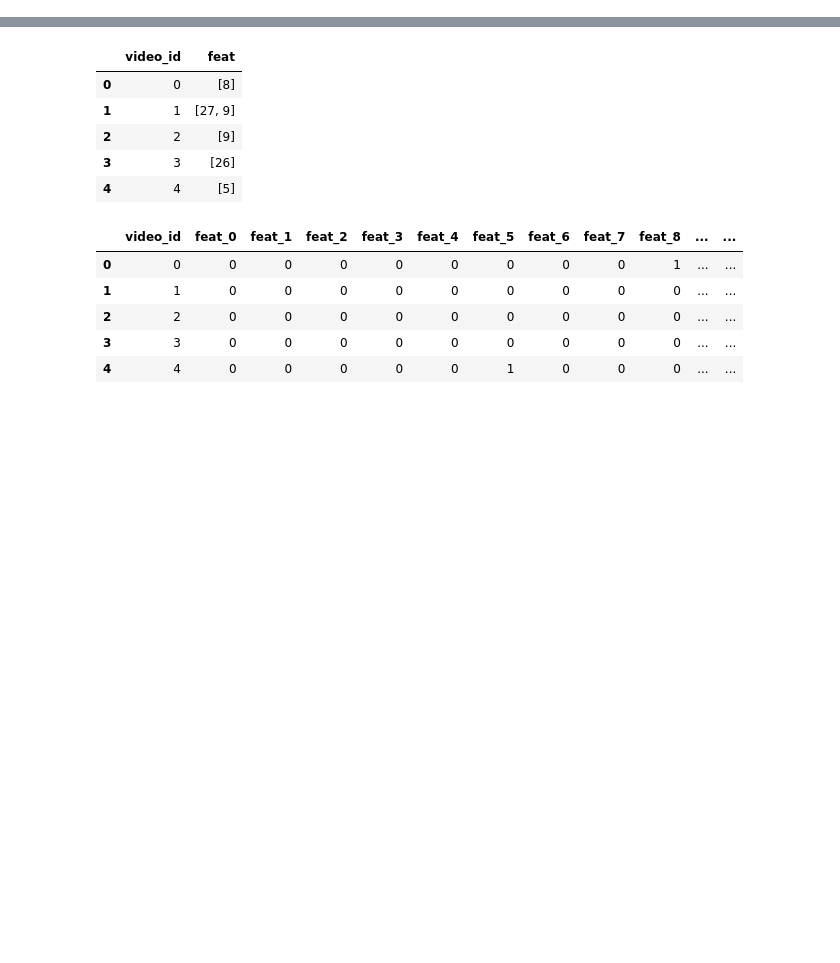
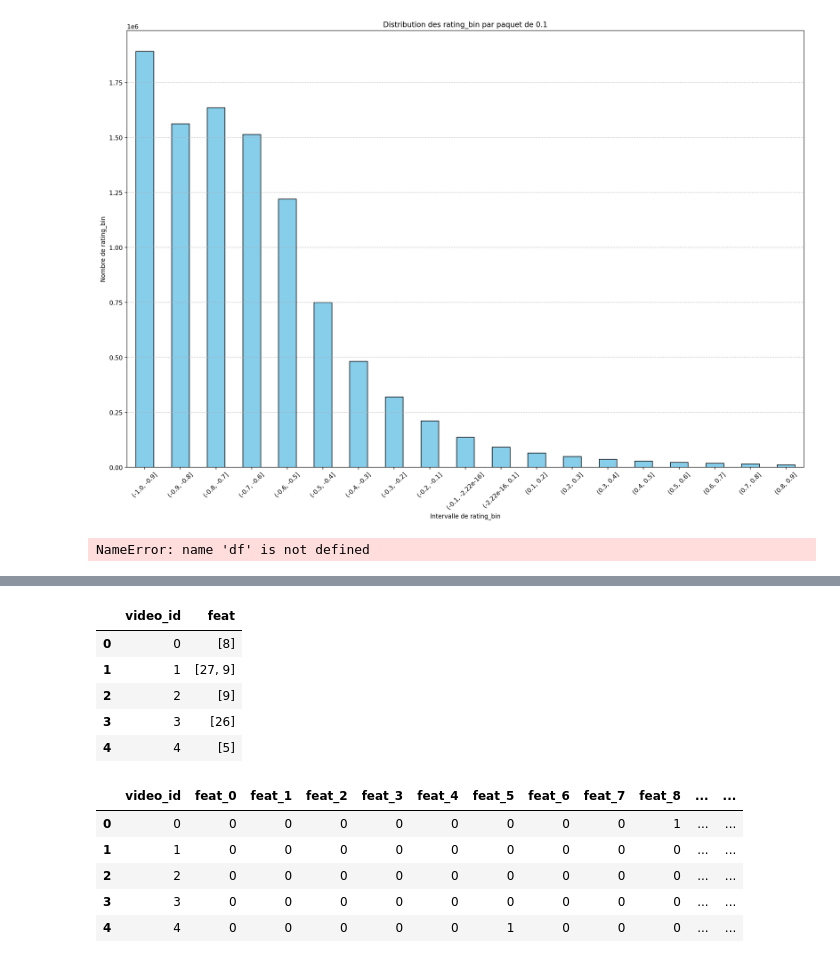
Before and after one commit to alexis-le-trung/FinalProject_2025_Alexis.LE-TRUNG, a Jupyter notebook: proposed_solution/NNE.ipynb, the cells around one changed output, grey strips where cells are left out. Saved outputs shown, nothing was run; the diff lists cells and outputs as text; code cells hidden in the pictures; blank space fills up the shorter version.

```diff
--- a/proposed_solution/NNE.ipynb
+++ b/proposed_solution/NNE.ipynb
@@ -51,3 +58,26 @@ interactions_test['rating'] = qt.transform(interactions_test[['watch_ratio']])
+# %%
+interactions_train_filtered['rating_bin'] = pd.cut(interactions_train_filtered['rating'], bins=np.arange(np.min(interactions_train_filtered['rating']), np.max(interactions_train_filtered['rating']), 0.1))
+
+# Compter le nombre de prédictions dans chaque intervalle
+bin_counts = interactions_train_filtered['rating_bin'].value_counts().sort_index()
+
+# Tracer l'histogramme
+bin_counts.plot(kind='bar', color='skyblue', edgecolor='black')
+plt.title("Distribution des rating_bin par paquet de 0.1")
+plt.xlabel("Intervalle de rating_bin")
+plt.ylabel("Nombre de rating_bin")
+plt.xticks(rotation=45)
+plt.grid(axis='y', linestyle='--', alpha=0.7)
+plt.show()
+# %% [output]
+[figure, added]
+# %%
+num_rating_gt_1 = (df['rating'] > 1).sum()
+num_rating_lt_0 = (df['rating'] < 0).sum()
+print(f"Number of ratings > 1: {num_rating_gt_1}")
+print(f"Number of ratings < 0: {num_rating_lt_0}")
+# %% [output]
+NameError: name 'df' is not defined
 # %%
 user_features = pd.read_csv("./KuaiRec 2.0/data/user_features.csv")
 user_features.head()
```
Also changed, not shown: parts of 9 cells of this notebook.
